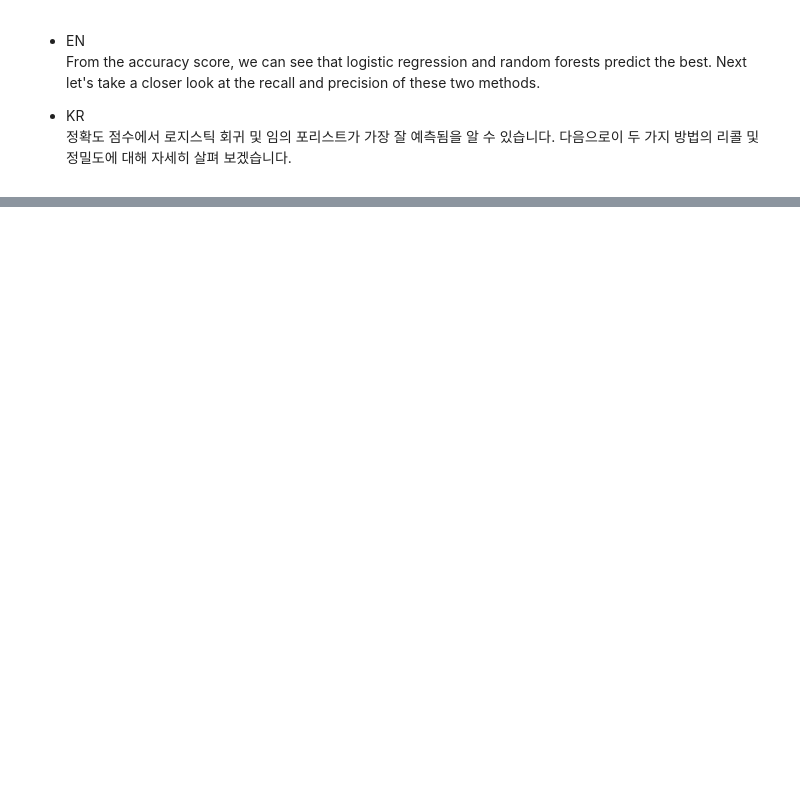
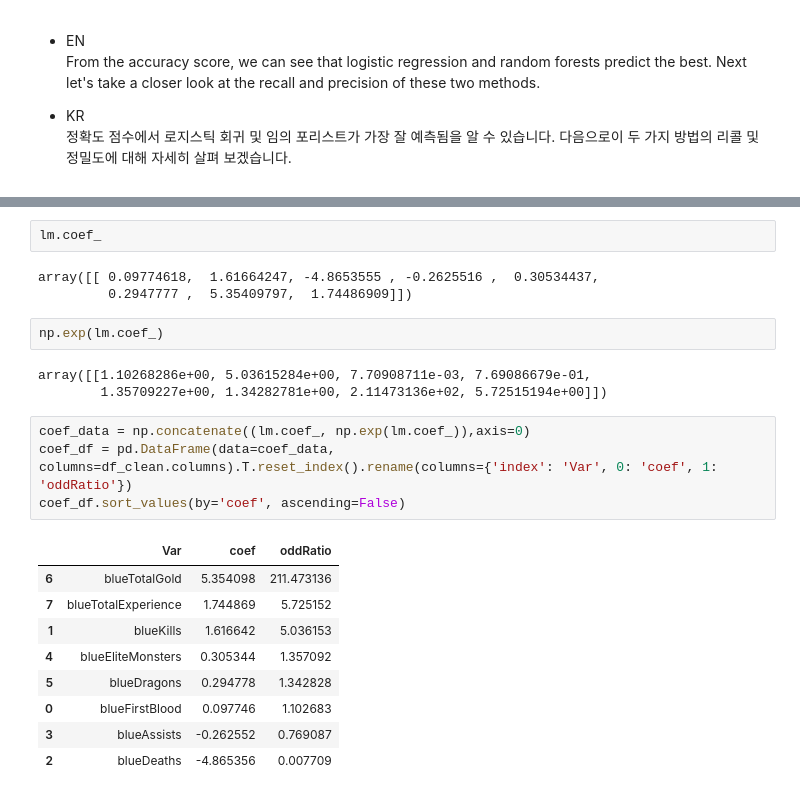
Before and after one commit to HopesDad/Py_ML_Deep_Learning, a Jupyter notebook: LOL_How_to_win_.ipynb, the cells around one changed output, grey strips where cells are left out. Drawn from its saved outputs; the diff is of its cells as text; blank space fills up the shorter version.

```diff
--- a/LOL_How_to_win_.ipynb
+++ b/LOL_How_to_win_.ipynb
@@ -270,0 +303,24 @@ From the accuracy score, we can see that logistic regression and random forests
+# %%
+lm.coef_
+# %% [output]
+array([[ 0.09774618,  1.61664247, -4.8653555 , -0.2625516 ,  0.30534437,
+         0.2947777 ,  5.35409797,  1.74486909]])
+# %%
+np.exp(lm.coef_)
+# %% [output]
+array([[1.10268286e+00, 5.03615284e+00, 7.70908711e-03, 7.69086679e-01,
+        1.35709227e+00, 1.34282781e+00, 2.11473136e+02, 5.72515194e+00]])
+# %%
+coef_data = np.concatenate((lm.coef_, np.exp(lm.coef_)),axis=0)
+coef_df = pd.DataFrame(data=coef_data, columns=df_clean.columns).T.reset_index().rename(columns={'index': 'Var', 0: 'coef', 1: 'oddRatio'})
+coef_df.sort_values(by='coef', ascending=False)
+# %% [output]
+|  | Var | coef | oddRatio |
+| 6 | blueTotalGold | 5.354098 | 211.473136 |
+| 7 | blueTotalExperience | 1.744869 | 5.725152 |
+| 1 | blueKills | 1.616642 | 5.036153 |
+| 4 | blueEliteMonsters | 0.305344 | 1.357092 |
+| 5 | blueDragons | 0.294778 | 1.342828 |
+| 0 | blueFirstBlood | 0.097746 | 1.102683 |
+| 3 | blueAssists | -0.262552 | 0.769087 |
+| 2 | blueDeaths | -4.865356 | 0.007709 |
```
Also changed, not shown: parts of 12 cells of this notebook.
